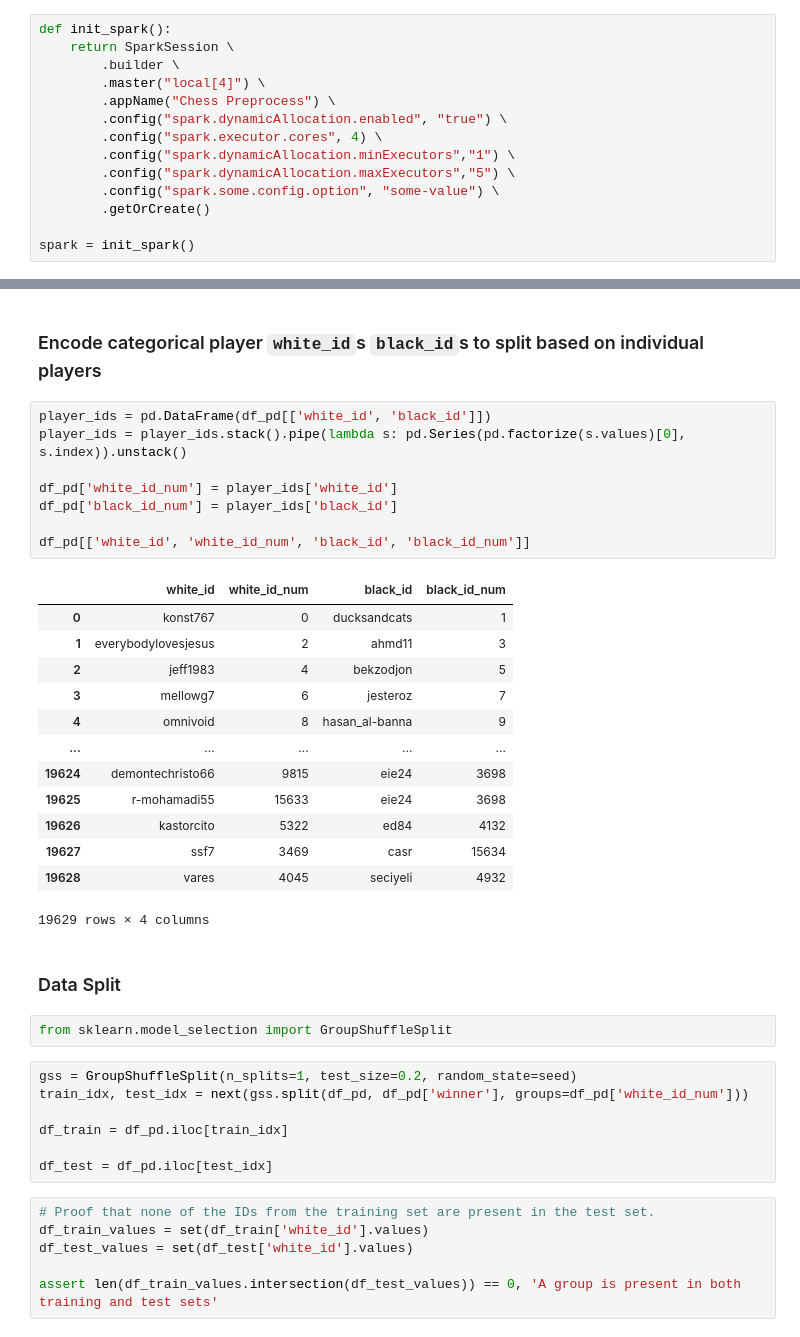
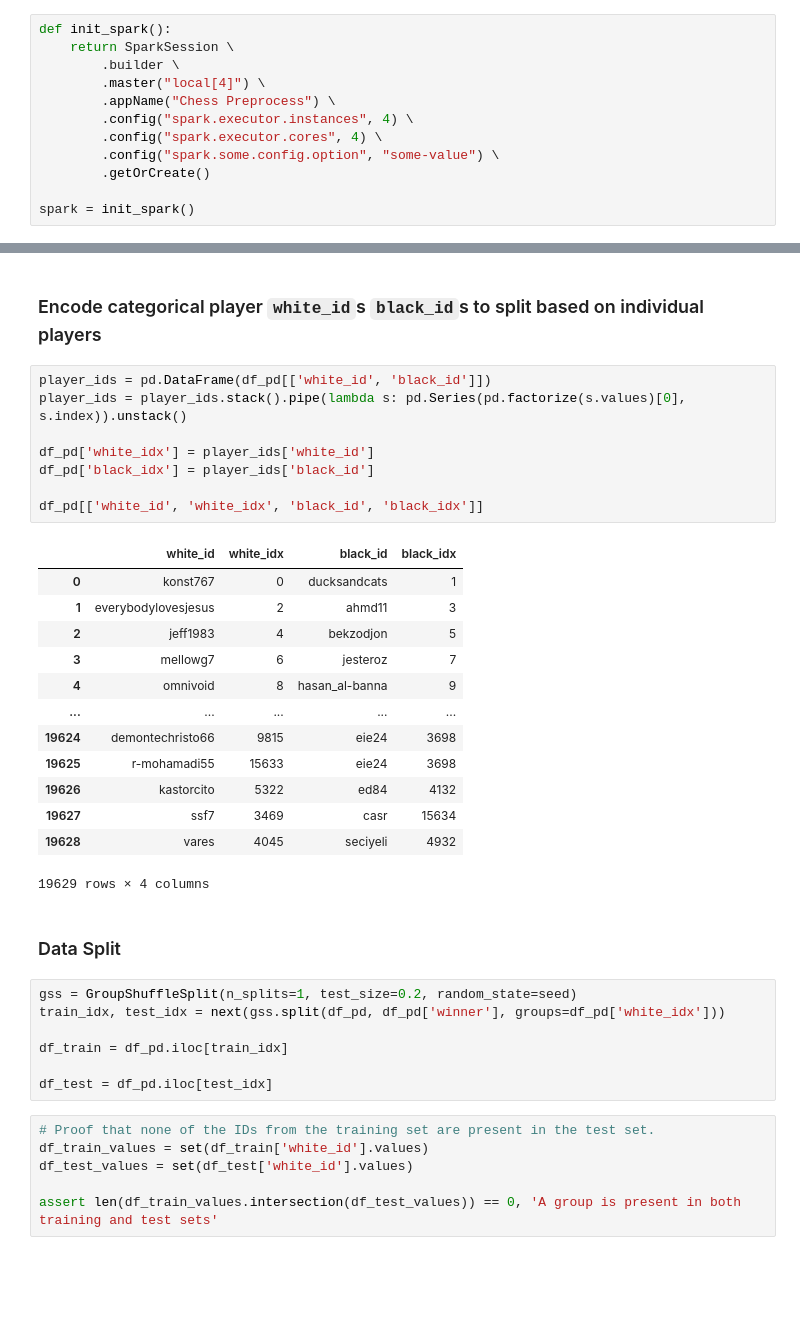
Before and after one commit to yuxiang-zhang/bigdata-spark-lichess, a Jupyter notebook: one-stop.ipynb, the cells around one changed output, grey strips where cells are left out. Cells and saved outputs as stored; diff of their text form; blank space fills up the shorter version.

```diff
--- a/one-stop.ipynb
+++ b/one-stop.ipynb
@@ -14,10 +14,8 @@ def init_spark():
         .builder \
         .master("local[4]") \
         .appName("Chess Preprocess") \
-        .config("spark.dynamicAllocation.enabled", "true") \
+        .config("spark.executor.instances", 4) \
         .config("spark.executor.cores", 4) \
-        .config("spark.dynamicAllocation.minExecutors","1") \
-        .config("spark.dynamicAllocation.maxExecutors","5") \
         .config("spark.some.config.option", "some-value") \
         .getOrCreate()
 
@@ -258,13 +266,13 @@ df_pd = df.toPandas()
 # %%
 player_ids = pd.DataFrame(df_pd[['white_id', 'black_id']])
 player_ids = player_ids.stack().pipe(lambda s: pd.Series(pd.factorize(s.values)[0], s.index)).unstack()
 
-df_pd['white_id_num'] = player_ids['white_id']
-df_pd['black_id_num'] = player_ids['black_id']
+df_pd['white_idx'] = player_ids['white_id']
+df_pd['black_idx'] = player_ids['black_id']
 
-df_pd[['white_id', 'white_id_num', 'black_id', 'black_id_num']]
+df_pd[['white_id', 'white_idx', 'black_id', 'black_idx']]
 # %% [output]
-|  | white_id | white_id_num | black_id | black_id_num |
+|  | white_id | white_idx | black_id | black_idx |
 | 0 | konst767 | 0 | ducksandcats | 1 |
 | 1 | everybodylovesjesus | 2 | ahmd11 | 3 |
 | 2 | jeff1983 | 4 | bekzodjon | 5 |
@@ -279,11 +287,9 @@ df_pd[['white_id', 'white_id_num', 'black_id', 'black_id_num']]
 19629 rows × 4 columns
 # %% [markdown]
 ### Data Split
-# %%
-from sklearn.model_selection import GroupShuffleSplit
 # %%
 gss = GroupShuffleSplit(n_splits=1, test_size=0.2, random_state=seed)
-train_idx, test_idx = next(gss.split(df_pd, df_pd['winner'], groups=df_pd['white_id_num']))
+train_idx, test_idx = next(gss.split(df_pd, df_pd['winner'], groups=df_pd['white_idx']))
 
 df_train = df_pd.iloc[train_idx]
 
```
Also changed, not shown: parts of 19 cells of this notebook.
